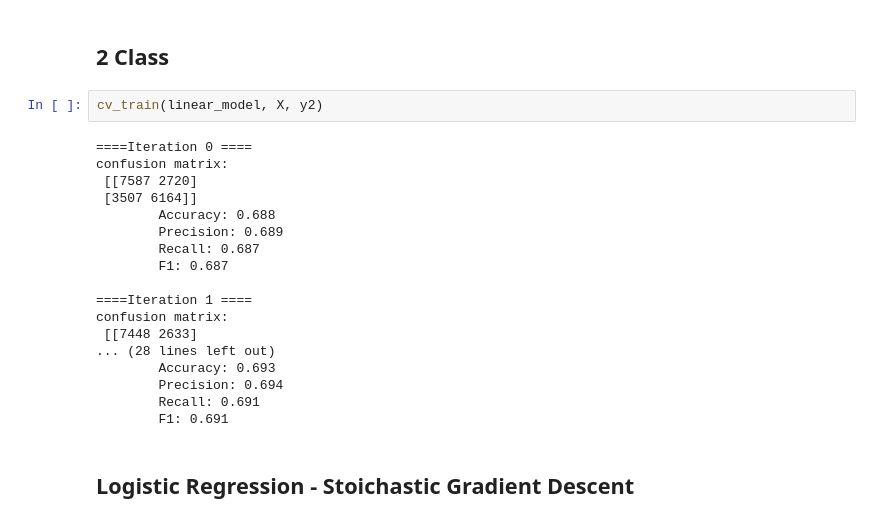
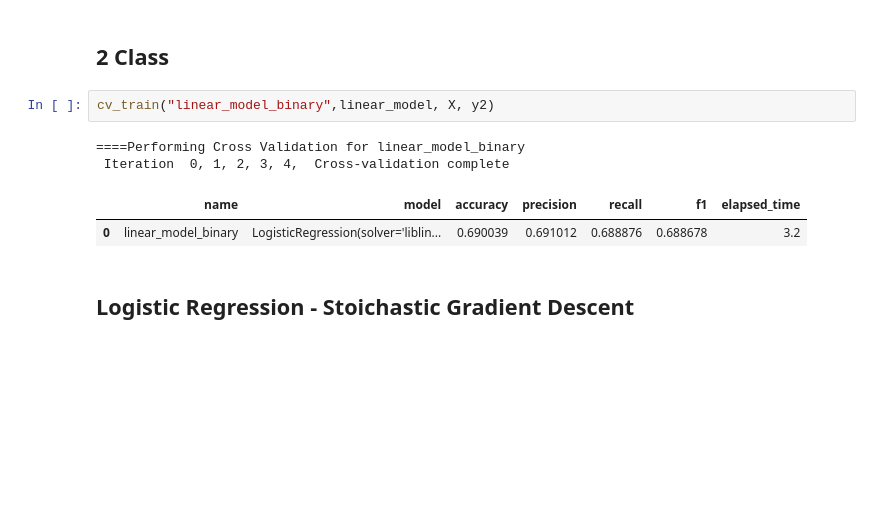
Before and after one commit to rchannewiser/MSDS-machine-learning1-team5, a Jupyter notebook: team5_lab2.ipynb, the cells around one changed output. Saved outputs shown, nothing was run; the diff lists cells and outputs as text; blank space fills up the shorter version.

```diff
--- a/team5_lab2.ipynb
+++ b/team5_lab2.ipynb
@@ -154,25 +157,12 @@ confusion matrix:
 # %% [markdown]
 ## 2 Class
 # %%
-cv_train(linear_model, X, y2)
+cv_train("linear_model_binary",linear_model, X, y2)
 # %% [output]
-====Iteration 0 ====
-confusion matrix:
- [[7587 2720]
- [3507 6164]]
-        Accuracy: 0.688
-        Precision: 0.689
-        Recall: 0.687
-        F1: 0.687
-
-====Iteration 1 ====
-confusion matrix:
- [[7448 2633]
-... (28 lines left out)
-        Accuracy: 0.693
-        Precision: 0.694
-        Recall: 0.691
-        F1: 0.691
+====Performing Cross Validation for linear_model_binary
+ Iteration  0, 1, 2, 3, 4,  Cross-validation complete
+|  | name | model | accuracy | precision | recall | f1 | elapsed_time |
+| 0 | linear_model_binary | LogisticRegression(solver='liblin... | 0.690039 | 0.691012 | 0.688876 | 0.688678 | 3.2 |
 # %% [markdown]
 ## Logistic Regression - Stoichastic Gradient Descent
 # %% [markdown]
```
Also changed, not shown: parts of 9 cells of this notebook.
